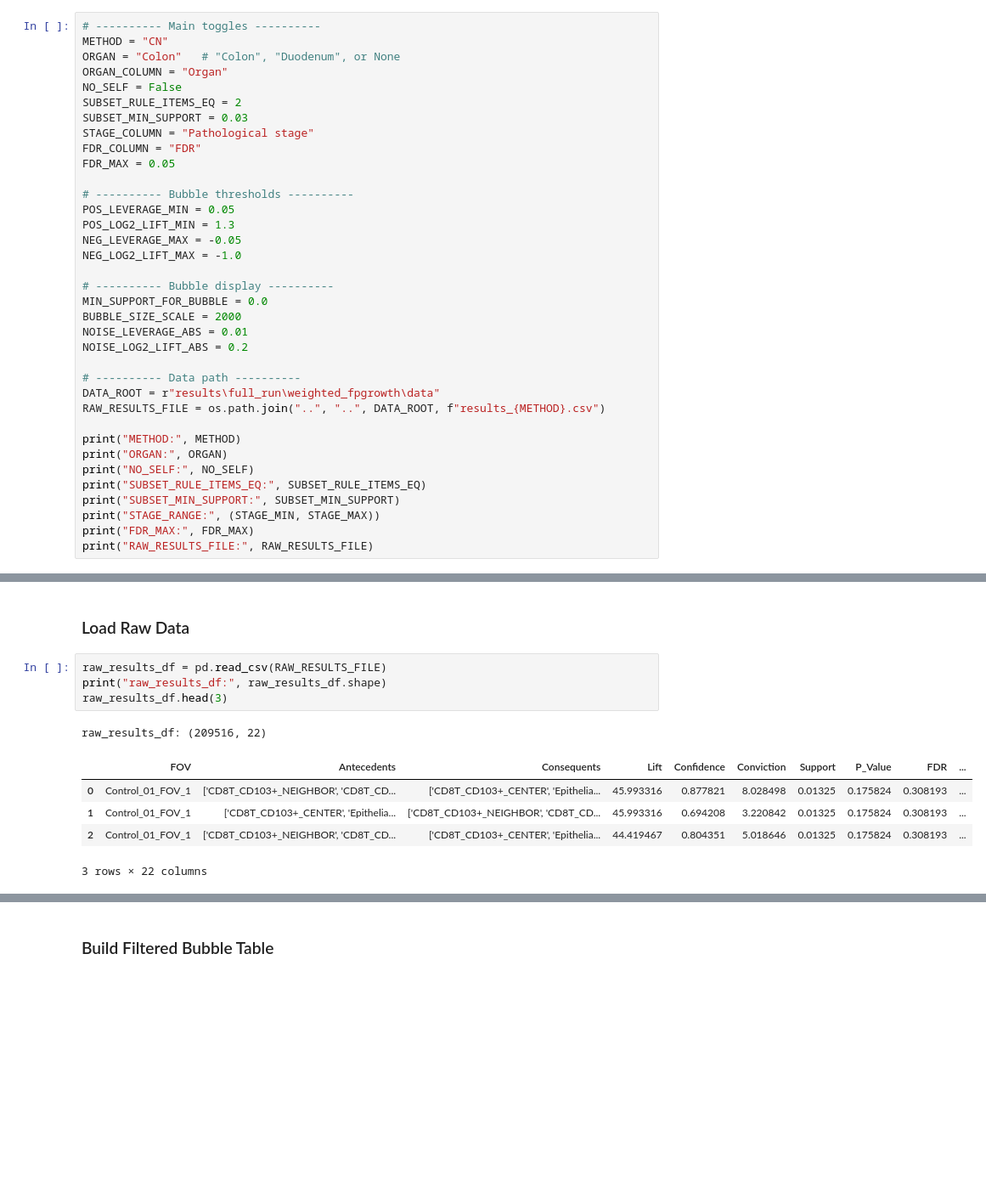
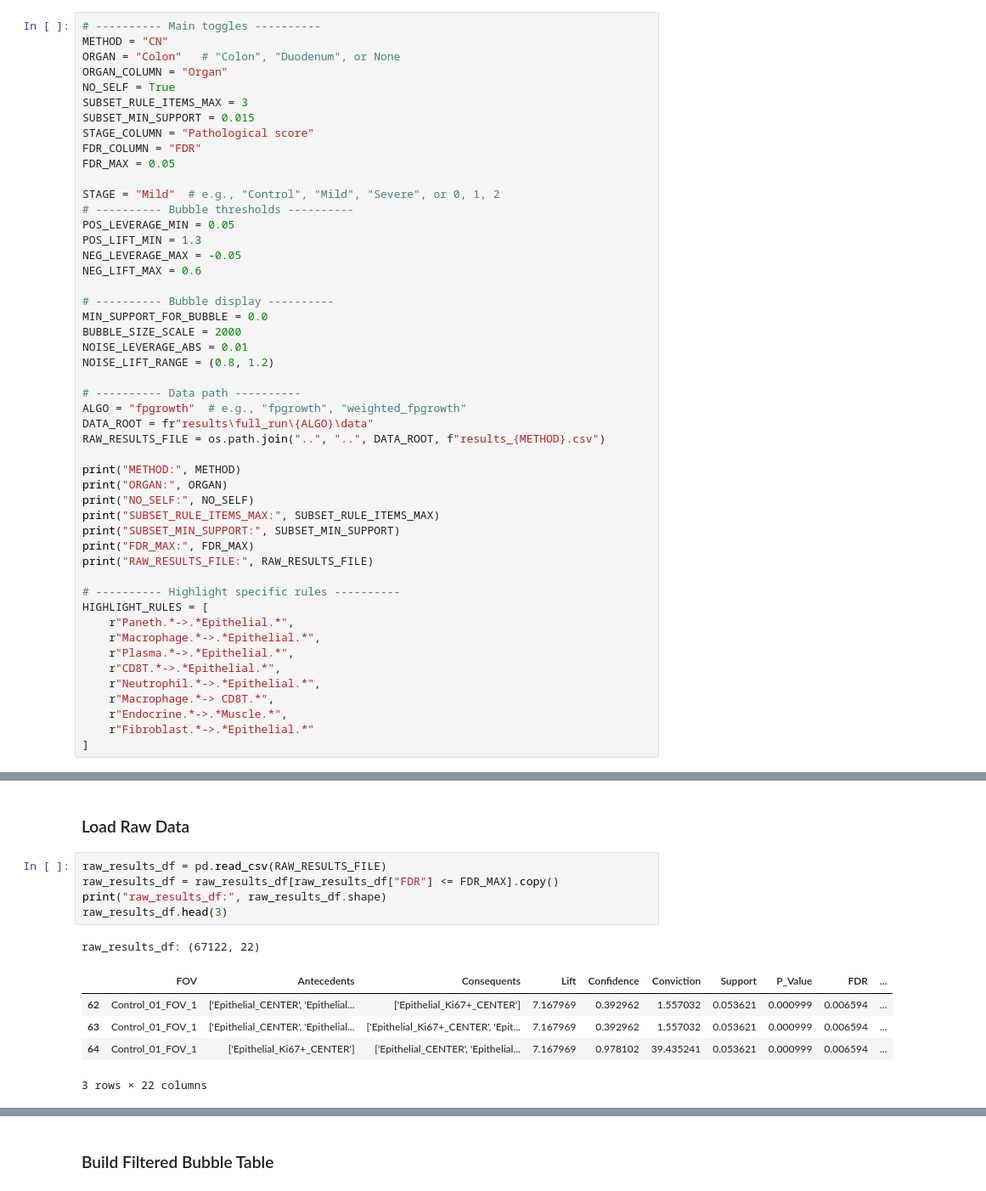
Before and after one commit to rachelbronerHU/bio-association-rule-mining-and-correlation, a Jupyter notebook: visualization/notebooks/investigation_02_bubble_metrics.ipynb, the cells around one changed output, grey strips where cells are left out. Shown at 85% size. Saved outputs shown, nothing was run; the diff lists cells and outputs as text; blank space fills up the shorter version.

```diff
--- a/visualization/notebooks/investigation_02_bubble_metrics.ipynb
+++ b/visualization/notebooks/investigation_02_bubble_metrics.ipynb
@@ -17,37 +17,50 @@ plt.rcParams["figure.dpi"] = 120
 METHOD = "CN"
 ORGAN = "Colon"   # "Colon", "Duodenum", or None
 ORGAN_COLUMN = "Organ"
-NO_SELF = False
-SUBSET_RULE_ITEMS_EQ = 2
-SUBSET_MIN_SUPPORT = 0.03
-STAGE_COLUMN = "Pathological stage"
+NO_SELF = True
+SUBSET_RULE_ITEMS_MAX = 3
+SUBSET_MIN_SUPPORT = 0.015
+STAGE_COLUMN = "Pathological score"
 FDR_COLUMN = "FDR"
 FDR_MAX = 0.05
 
+STAGE = "Mild"  # e.g., "Control", "Mild", "Severe", or 0, 1, 2
 # ---------- Bubble thresholds ----------
 POS_LEVERAGE_MIN = 0.05
-POS_LOG2_LIFT_MIN = 1.3
+POS_LIFT_MIN = 1.3
 NEG_LEVERAGE_MAX = -0.05
-NEG_LOG2_LIFT_MAX = -1.0
+NEG_LIFT_MAX = 0.6
 
 # ---------- Bubble display ----------
 MIN_SUPPORT_FOR_BUBBLE = 0.0
 BUBBLE_SIZE_SCALE = 2000
 NOISE_LEVERAGE_ABS = 0.01
-NOISE_LOG2_LIFT_ABS = 0.2
+NOISE_LIFT_RANGE = (0.8, 1.2)
 
 # ---------- Data path ----------
-DATA_ROOT = r"results\full_run\weighted_fpgrowth\data"
+ALGO = "fpgrowth"  # e.g., "fpgrowth", "weighted_fpgrowth"
+DATA_ROOT = fr"results\full_run\{ALGO}\data"
 RAW_RESULTS_FILE = os.path.join("..", "..", DATA_ROOT, f"results_{METHOD}.csv")
 
 print("METHOD:", METHOD)
 print("ORGAN:", ORGAN)
 print("NO_SELF:", NO_SELF)
-print("SUBSET_RULE_ITEMS_EQ:", SUBSET_RULE_ITEMS_EQ)
+print("SUBSET_RULE_ITEMS_MAX:", SUBSET_RULE_ITEMS_MAX)
 print("SUBSET_MIN_SUPPORT:", SUBSET_MIN_SUPPORT)
-print("STAGE_RANGE:", (STAGE_MIN, STAGE_MAX))
 print("FDR_MAX:", FDR_MAX)
 print("RAW_RESULTS_FILE:", RAW_RESULTS_FILE)
+
+# ---------- Highlight specific rules ----------
+HIGHLIGHT_RULES = [
+    r"Paneth.*->.*Epithelial.*",
+    r"Macrophage.*->.*Epithelial.*",
+    r"Plasma.*->.*Epithelial.*",
+    r"CD8T.*->.*Epithelial.*",
+    r"Neutrophil.*->.*Epithelial.*",
+    r"Macrophage.*-> CD8T.*",
+    r"Endocrine.*->.*Muscle.*",
+    r"Fibroblast.*->.*Epithelial.*"
+]
 # %% [output]
 METHOD: CN
 ORGAN: Colon
@@ -170,12 +318,13 @@ def _summarize_threshold_zones(metric_df):
 ### Load Raw Data
 # %%
 raw_results_df = pd.read_csv(RAW_RESULTS_FILE)
+raw_results_df = raw_results_df[raw_results_df["FDR"] <= FDR_MAX].copy()
 print("raw_results_df:", raw_results_df.shape)
 raw_results_df.head(3)
 # %% [output]
-raw_results_df: (209516, 22)
+raw_results_df: (67122, 22)
 |  | FOV | Antecedents | Consequents | Lift | Confidence | Conviction | Support | P_Value | FDR | ... |
-| 0 | Control_01_FOV_1 | ['CD8T_CD103+_NEIGHBOR', 'CD8T_CD... | ['CD8T_CD103+_CENTER', 'Epithelia... | 45.993316 | 0.877821 | 8.028498 | 0.01325 | 0.175824 | 0.308193 | ... |
-| 1 | Control_01_FOV_1 | ['CD8T_CD103+_CENTER', 'Epithelia... | ['CD8T_CD103+_NEIGHBOR', 'CD8T_CD... | 45.993316 | 0.694208 | 3.220842 | 0.01325 | 0.175824 | 0.308193 | ... |
-| 2 | Control_01_FOV_1 | ['CD8T_CD103+_NEIGHBOR', 'CD8T_CD... | ['CD8T_CD103+_CENTER', 'Epithelia... | 44.419467 | 0.804351 | 5.018646 | 0.01325 | 0.175824 | 0.308193 | ... |
+| 62 | Control_01_FOV_1 | ['Epithelial_CENTER', 'Epithelial... | ['Epithelial_Ki67+_CENTER'] | 7.167969 | 0.392962 | 1.557032 | 0.053621 | 0.000999 | 0.006594 | ... |
+| 63 | Control_01_FOV_1 | ['Epithelial_CENTER', 'Epithelial... | ['Epithelial_Ki67+_CENTER', 'Epit... | 7.167969 | 0.392962 | 1.557032 | 0.053621 | 0.000999 | 0.006594 | ... |
+| 64 | Control_01_FOV_1 | ['Epithelial_Ki67+_CENTER'] | ['Epithelial_CENTER', 'Epithelial... | 7.167969 | 0.978102 | 39.435241 | 0.053621 | 0.000999 | 0.006594 | ... |
 3 rows × 22 columns
```
Also changed, not shown: parts of 20 cells of this notebook, 3 other files.
